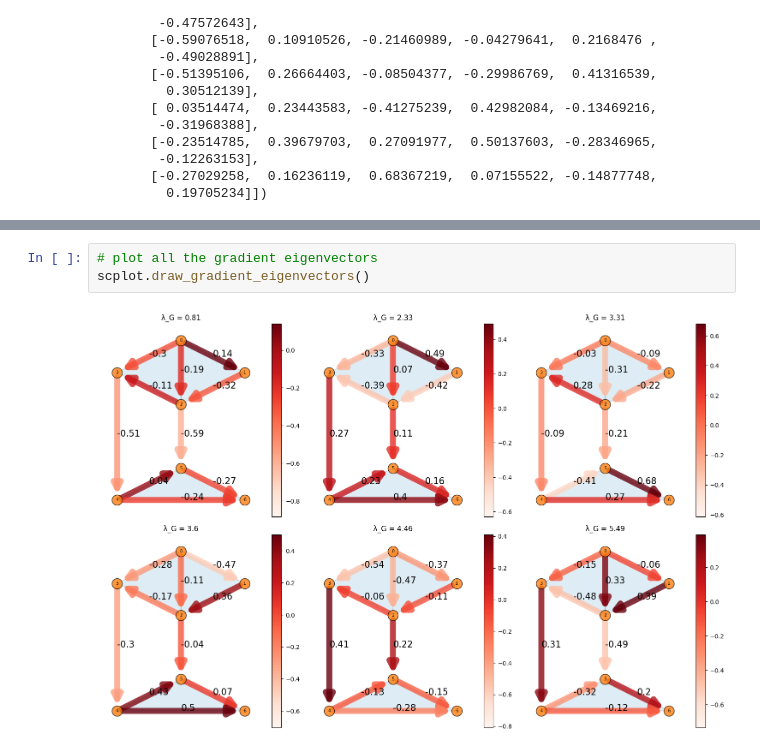
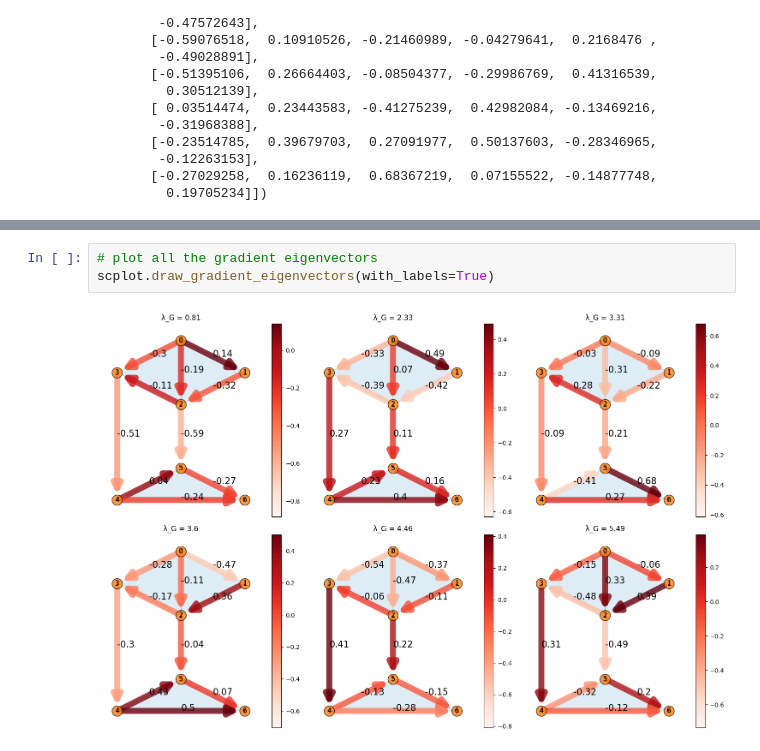
Before and after one commit to irtazahashmi/pytspl, a Jupyter notebook: notebooks/eigendecomposition.ipynb, the cells around one changed output, grey strips where cells are left out. Drawn from its saved outputs; the diff is of its cells as text.

```diff
--- a/notebooks/eigendecomposition.ipynb
+++ b/notebooks/eigendecomposition.ipynb
@@ -105,8 +110,8 @@ array([[ 0.13607138,  0.48619685, -0.09433983, -0.46687335, -0.36745653,
 # %%
 # plot all the gradient eigenvectors
-scplot.draw_gradient_eigenvectors()
+scplot.draw_gradient_eigenvectors(with_labels=True)
 # %% [output]
-[figure, old version]
+[figure, new version]
 # %%
 # plot only the selected gradient eigenvectors
 eig_vec_indices = np.array([0, 2, 5])
```
Also changed, not shown: parts of 4 cells of this notebook, 8 other files.
